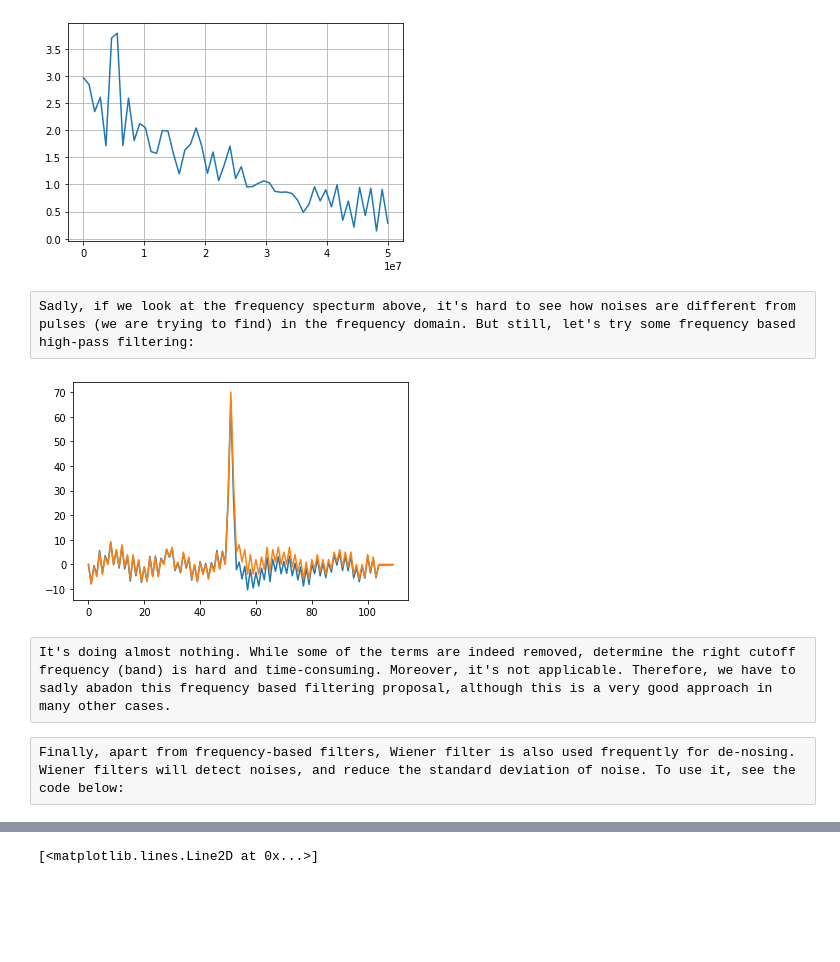
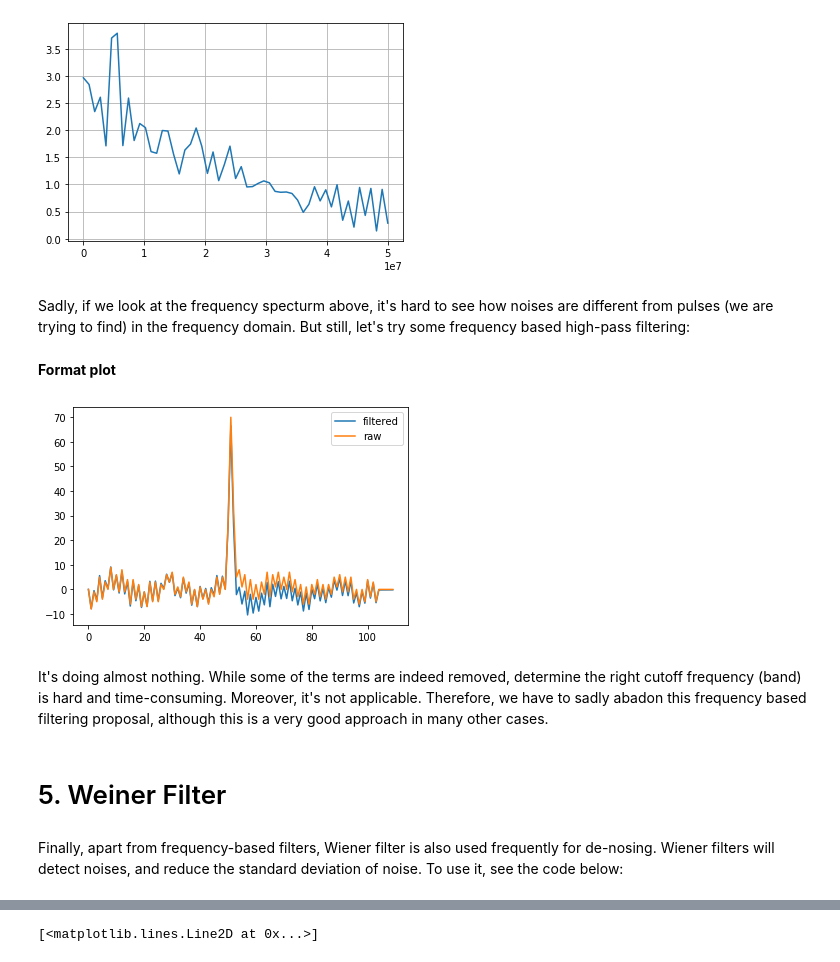
Before and after one commit to RiceAstroparticleLab/signal_processing, a Jupyter notebook: filtering.ipynb, the cells around one changed output, grey strips where cells are left out. Saved outputs shown, nothing was run; the diff lists cells and outputs as text; code cells hidden in the pictures; blank space fills up the shorter version.

```diff
--- a/filtering.ipynb
+++ b/filtering.ipynb
@@ -145,19 +183,24 @@ plt.grid()
 plt.show()
 # %% [output]
 [figure]
-# %% [raw]
-Sadly, if we look at the frequency specturm above, it's hard to see how noises are different from pulses (we are trying to find) in the frequency domain. But still, let's try some frequency based high-pass filtering:
+# %% [markdown]
+Sadly, if we look at the frequency specturm above, it's hard to see how noises are different from pulses (we are trying to find) in the frequency domain. But still, let's try some frequency based high-pass filtering:
+# %% [markdown]
+**Format plot**
 # %%
 fs = 1e8
 cutoff = 0.1e7 # 10 MHz
 B, A = butter(1, cutoff / (fs / 2), btype='high') # 1st order Butterworth low-pass
 filtered_signal = lfilter(B, A, record[0][-1], axis=0)
-plt.plot(filtered_signal)
-plt.plot(record[0][-1])
+plt.plot(filtered_signal, label='filtered')
+plt.plot(record[0][-1], label='raw')
+plt.legend()
 plt.show()
 # %% [output]
-[figure, old version]
+[figure, new version]
-# %% [raw]
-It's doing almost nothing. While some of the terms are indeed removed, determine the right cutoff frequency (band) is hard and time-consuming. Moreover, it's not applicable. Therefore, we have to sadly abadon this frequency based filtering proposal, although this is a very good approach in many other cases.
-# %% [raw]
-Finally, apart from frequency-based filters, Wiener filter is also used frequently for de-nosing. Wiener filters will detect noises, and reduce the standard deviation of noise. To use it, see the code below:
+# %% [markdown]
+It's doing almost nothing. While some of the terms are indeed removed, determine the right cutoff frequency (band) is hard and time-consuming. Moreover, it's not applicable. Therefore, we have to sadly abadon this frequency based filtering proposal, although this is a very good approach in many other cases.
+# %% [markdown]
+# 5. Weiner Filter
+# %% [markdown]
+Finally, apart from frequency-based filters, Wiener filter is also used frequently for de-nosing. Wiener filters will detect noises, and reduce the standard deviation of noise. To use it, see the code below:
```
Also changed, not shown: parts of 53 cells of this notebook.
